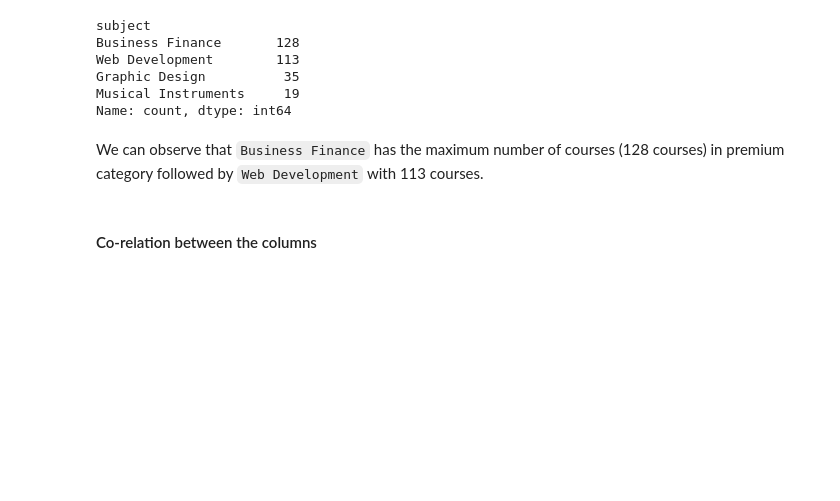
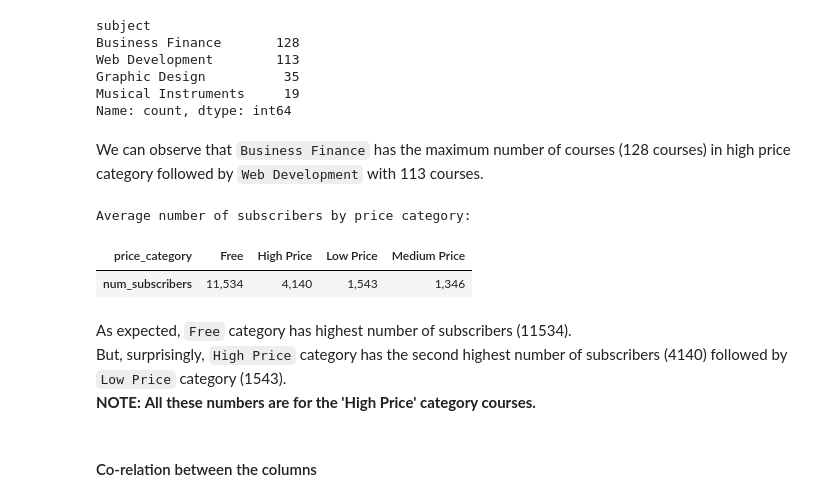
Before and after one commit to Chirag529/Udemy_Courses_Analysis, a Jupyter notebook: main.ipynb, the cells around one changed output. Drawn from its saved outputs; the diff is of its cells as text; code cells hidden in the pictures; blank space fills up the shorter version.

Commit message:
Highest subscribers for high category

```diff
--- a/main.ipynb
+++ b/main.ipynb
@@ -108,6 +108,7 @@ Let's convert the content_duration column to minutes for better analysis.
 # Convert time values to minutes and create a new column
 # %%timeit  # This is a magic function to calculate the time of execution of the code
 # %%timeit
+
 
 def convert_to_minutes(time_str):
     hours = 0
@@ -124,8 +125,7 @@ def convert_to_minutes(time_str):
 
 
 df["course_duration (in minutes)"] = df["content_duration"].apply(
-    convert_to_minutes
-)
+    convert_to_minutes)
 
 
 # Let's drop the  content_duration column
@@ -335,7 +336,38 @@ Graphic Design          35
 Musical Instruments     19
 Name: count, dtype: int64
 # %% [markdown]
-We can observe that `Business Finance` has the maximum number of courses (128 courses) in premium category followed by `Web Development` with 113 courses.
+We can observe that `Business Finance` has the maximum number of courses (128 courses) in high price category followed by `Web Development` with 113 courses.
+# %%
+# Define price categories
+def categorize_price(price):
+    if price == 0:
+        return 'Free'
+    elif price > 0 and price < 2500:
+        return 'Low Price'
+    elif price >= 2500 and price < 5000:
+        return 'Medium Price'
+    elif price >= 5000:
+        return 'High Price'
+
+
+# Apply the categorization to create a new 'price_category' column
+df['price_category'] = df['price'].apply(categorize_price)
+
+# Calculate the average number of subscribers for each price category
+average_subscribers_by_category = df.groupby(
+    'price_category')['num_subscribers'].mean()
+
+# Print the results
+print("Average number of subscribers by price category:")
+average_subscribers_by_category.to_frame().T.round(0).style.format("{:,.0f}")
+# %% [output]
+Average number of subscribers by price category:
+| price_category | Free | High Price | Low Price | Medium Price |
+| num_subscribers | 11,534 | 4,140 | 1,543 | 1,346 |
+# %% [markdown]
+As expected, `Free` category has highest number of subscribers (11534). <br />
+But, surprisingly, `High Price` category has the second highest number of subscribers (4140) followed by `Low Price` category (1543). <br />
+**NOTE:** **All these numbers are for the 'High Price' category courses.** <br />
 # %% [markdown]
 #### Co-relation between the columns
 # %%
```
Also changed, not shown: parts of 12 cells of this notebook.
